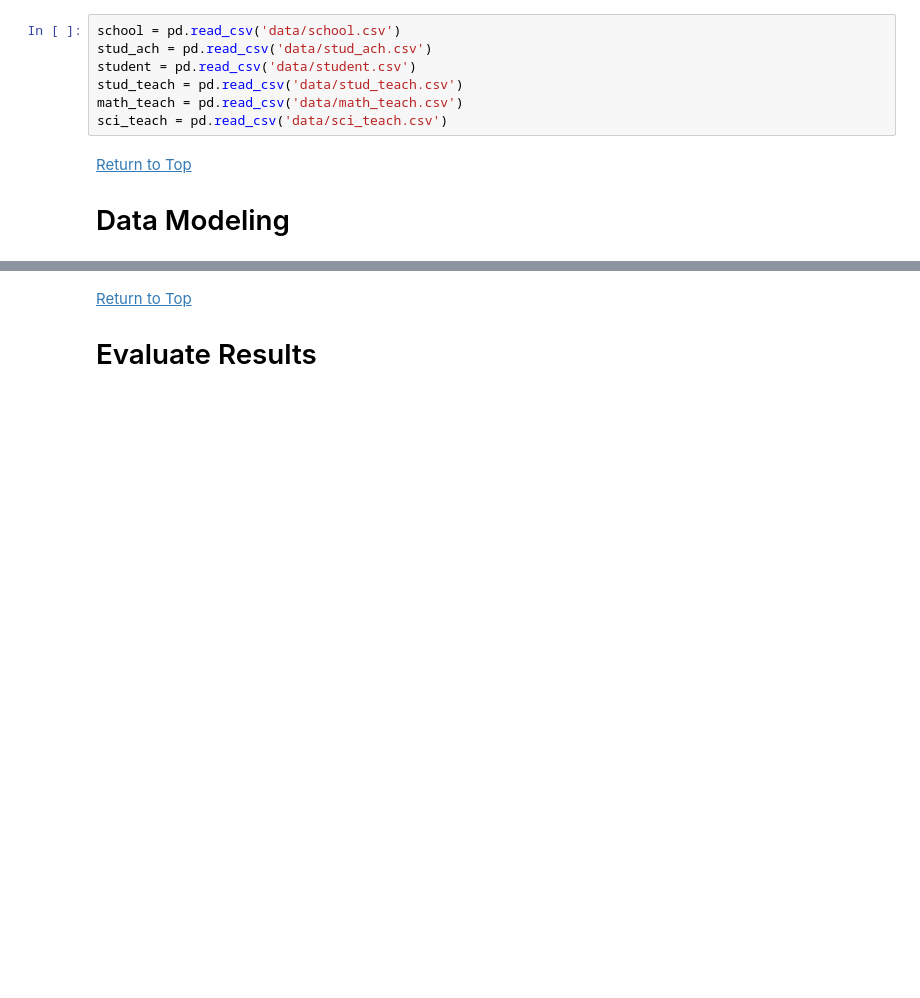
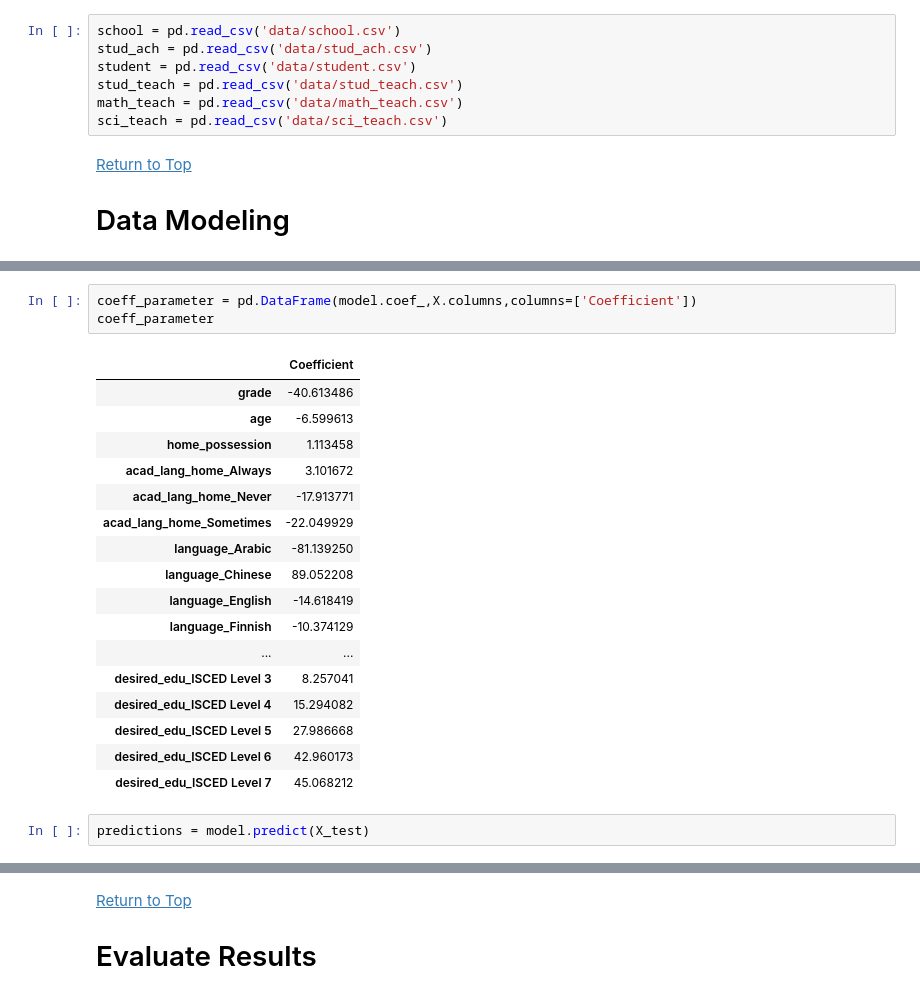
Before and after one commit to sjhaluck/TIMSS-Data-Science, a Jupyter notebook: TIMSS Exploration.ipynb, the cells around one changed output, grey strips where cells are left out. Cells and saved outputs as stored; diff of their text form; blank space fills up the shorter version.

```diff
--- a/TIMSS Exploration.ipynb
+++ b/TIMSS Exploration.ipynb
@@ -3570,0 +3656,23 @@ sci_teach = pd.read_csv('data/sci_teach.csv')
+# %%
+coeff_parameter = pd.DataFrame(model.coef_,X.columns,columns=['Coefficient'])
+coeff_parameter
+# %% [output]
+|  | Coefficient |
+| grade | -40.613486 |
+| age | -6.599613 |
+| home_possession | 1.113458 |
+| acad_lang_home_Always | 3.101672 |
+| acad_lang_home_Never | -17.913771 |
+| acad_lang_home_Sometimes | -22.049929 |
+| language_Arabic | -81.139250 |
+| language_Chinese | 89.052208 |
+| language_English | -14.618419 |
+| language_Finnish | -10.374129 |
+| ... | ... |
+| desired_edu_ISCED Level 3 | 8.257041 |
+| desired_edu_ISCED Level 4 | 15.294082 |
+| desired_edu_ISCED Level 5 | 27.986668 |
+| desired_edu_ISCED Level 6 | 42.960173 |
+| desired_edu_ISCED Level 7 | 45.068212 |
+# %%
+predictions = model.predict(X_test)
```
Also changed, not shown: parts of 11 cells of this notebook.
